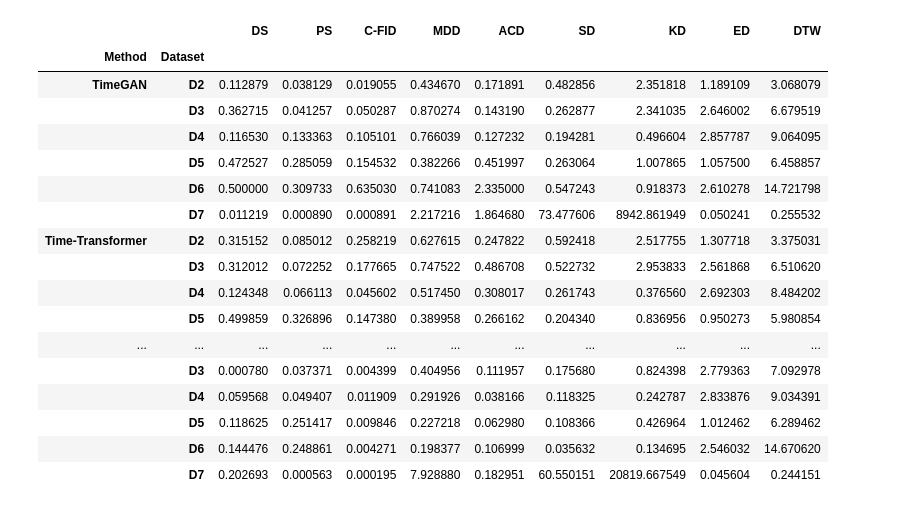
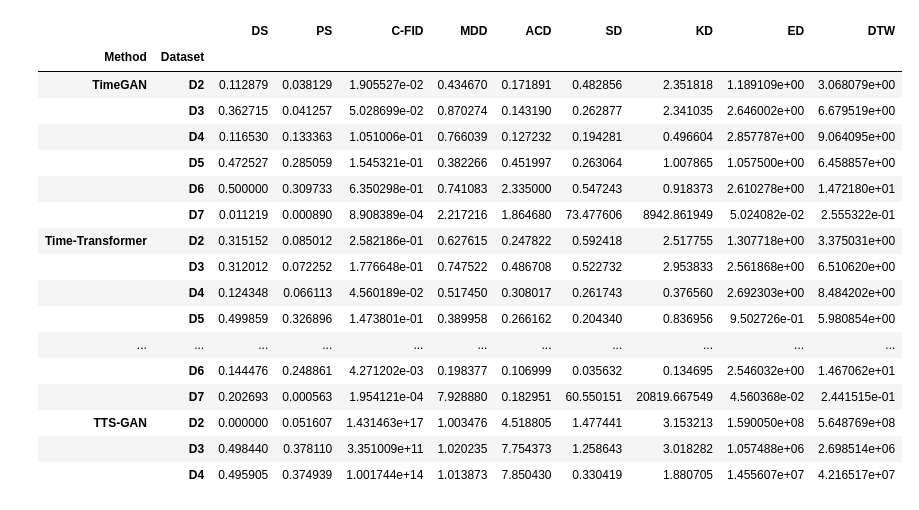
Before and after one commit to istvan-derda/Istvans-TSGBench, a Jupyter notebook: visualizations/visualize_numeric_results.ipynb, the cells around one changed output. Cells and saved outputs as stored; diff of their text form; code cells hidden in the pictures.

```diff
--- a/visualizations/visualize_numeric_results.ipynb
+++ b/visualizations/visualize_numeric_results.ipynb
@@ -2,50 +2,50 @@
 import json
 import pandas as pd
 import warnings
 import seaborn as sns
 from pyprojroot import here
 
-methods = ["TimeGAN", "Time-Transformer", "TTS-GAN", "TransFusion"]
+methods = ["TimeGAN", "Time-Transformer", "TransFusion", "TTS-GAN"]
 datasets = ["D2", "D3", "D4", "D5", "D6", "D7"]
 
 rows = []
 
 for method in methods:
     for dataset in datasets:
         file_candidates = list(here('result').glob(f'numeric_{method}_{dataset}_*.json'))
         if len(file_candidates) != 1:
             warnings.warn(f"Ignoring {method} {dataset}: Expected one result file for {method} {dataset}, instead matched {file_candidates}.")
             continue
         file_path = file_candidates[0]
 
         with open(file_path) as f:
             data = json.load(f)
 
         rows.append(((method, dataset), data))
 
 df = pd.DataFrame.from_dict(dict(rows), orient="index")
 df.index = pd.MultiIndex.from_tuples(df.index, names=["Method", "Dataset"])
 
 df
 # %% [output]
 |  |  | DS | PS | C-FID | MDD | ACD | SD | KD | ED | DTW |
 | Method | Dataset |  |  |  |  |  |  |  |  |  |
-| TimeGAN | D2 | 0.112879 | 0.038129 | 0.019055 | 0.434670 | 0.171891 | 0.482856 | 2.351818 | 1.189109 | 3.068079 |
-|  | D3 | 0.362715 | 0.041257 | 0.050287 | 0.870274 | 0.143190 | 0.262877 | 2.341035 | 2.646002 | 6.679519 |
-|  | D4 | 0.116530 | 0.133363 | 0.105101 | 0.766039 | 0.127232 | 0.194281 | 0.496604 | 2.857787 | 9.064095 |
-|  | D5 | 0.472527 | 0.285059 | 0.154532 | 0.382266 | 0.451997 | 0.263064 | 1.007865 | 1.057500 | 6.458857 |
-|  | D6 | 0.500000 | 0.309733 | 0.635030 | 0.741083 | 2.335000 | 0.547243 | 0.918373 | 2.610278 | 14.721798 |
-|  | D7 | 0.011219 | 0.000890 | 0.000891 | 2.217216 | 1.864680 | 73.477606 | 8942.861949 | 0.050241 | 0.255532 |
-| Time-Transformer | D2 | 0.315152 | 0.085012 | 0.258219 | 0.627615 | 0.247822 | 0.592418 | 2.517755 | 1.307718 | 3.375031 |
-|  | D3 | 0.312012 | 0.072252 | 0.177665 | 0.747522 | 0.486708 | 0.522732 | 2.953833 | 2.561868 | 6.510620 |
-|  | D4 | 0.124348 | 0.066113 | 0.045602 | 0.517450 | 0.308017 | 0.261743 | 0.376560 | 2.692303 | 8.484202 |
-|  | D5 | 0.499859 | 0.326896 | 0.147380 | 0.389958 | 0.266162 | 0.204340 | 0.836956 | 0.950273 | 5.980854 |
+| TimeGAN | D2 | 0.112879 | 0.038129 | 1.905527e-02 | 0.434670 | 0.171891 | 0.482856 | 2.351818 | 1.189109e+00 | 3.068079e+00 |
+|  | D3 | 0.362715 | 0.041257 | 5.028699e-02 | 0.870274 | 0.143190 | 0.262877 | 2.341035 | 2.646002e+00 | 6.679519e+00 |
+|  | D4 | 0.116530 | 0.133363 | 1.051006e-01 | 0.766039 | 0.127232 | 0.194281 | 0.496604 | 2.857787e+00 | 9.064095e+00 |
+|  | D5 | 0.472527 | 0.285059 | 1.545321e-01 | 0.382266 | 0.451997 | 0.263064 | 1.007865 | 1.057500e+00 | 6.458857e+00 |
+|  | D6 | 0.500000 | 0.309733 | 6.350298e-01 | 0.741083 | 2.335000 | 0.547243 | 0.918373 | 2.610278e+00 | 1.472180e+01 |
+|  | D7 | 0.011219 | 0.000890 | 8.908389e-04 | 2.217216 | 1.864680 | 73.477606 | 8942.861949 | 5.024082e-02 | 2.555322e-01 |
+| Time-Transformer | D2 | 0.315152 | 0.085012 | 2.582186e-01 | 0.627615 | 0.247822 | 0.592418 | 2.517755 | 1.307718e+00 | 3.375031e+00 |
+|  | D3 | 0.312012 | 0.072252 | 1.776648e-01 | 0.747522 | 0.486708 | 0.522732 | 2.953833 | 2.561868e+00 | 6.510620e+00 |
+|  | D4 | 0.124348 | 0.066113 | 4.560189e-02 | 0.517450 | 0.308017 | 0.261743 | 0.376560 | 2.692303e+00 | 8.484202e+00 |
+|  | D5 | 0.499859 | 0.326896 | 1.473801e-01 | 0.389958 | 0.266162 | 0.204340 | 0.836956 | 9.502726e-01 | 5.980854e+00 |
 | ... | ... | ... | ... | ... | ... | ... | ... | ... | ... | ... |
-|  | D3 | 0.000780 | 0.037371 | 0.004399 | 0.404956 | 0.111957 | 0.175680 | 0.824398 | 2.779363 | 7.092978 |
-|  | D4 | 0.059568 | 0.049407 | 0.011909 | 0.291926 | 0.038166 | 0.118325 | 0.242787 | 2.833876 | 9.034391 |
-|  | D5 | 0.118625 | 0.251417 | 0.009846 | 0.227218 | 0.062980 | 0.108366 | 0.426964 | 1.012462 | 6.289462 |
-|  | D6 | 0.144476 | 0.248861 | 0.004271 | 0.198377 | 0.106999 | 0.035632 | 0.134695 | 2.546032 | 14.670620 |
-|  | D7 | 0.202693 | 0.000563 | 0.000195 | 7.928880 | 0.182951 | 60.550151 | 20819.667549 | 0.045604 | 0.244151 |
+|  | D6 | 0.144476 | 0.248861 | 4.271202e-03 | 0.198377 | 0.106999 | 0.035632 | 0.134695 | 2.546032e+00 | 1.467062e+01 |
+|  | D7 | 0.202693 | 0.000563 | 1.954121e-04 | 7.928880 | 0.182951 | 60.550151 | 20819.667549 | 4.560368e-02 | 2.441515e-01 |
+| TTS-GAN | D2 | 0.000000 | 0.051607 | 1.431463e+17 | 1.003476 | 4.518805 | 1.477441 | 3.153213 | 1.590050e+08 | 5.648769e+08 |
+|  | D3 | 0.498440 | 0.378110 | 3.351009e+11 | 1.020235 | 7.754373 | 1.258643 | 3.018282 | 1.057488e+06 | 2.698514e+06 |
+|  | D4 | 0.495905 | 0.374939 | 1.001744e+14 | 1.013873 | 7.850430 | 0.330419 | 1.880705 | 1.455607e+07 | 4.216517e+07 |
 # %%
 
 cm = sns.diverging_palette(h_neg=130, h_pos=0, as_cmap=True)
```
Also changed, not shown: parts of 2 cells of this notebook, 9 other files.
